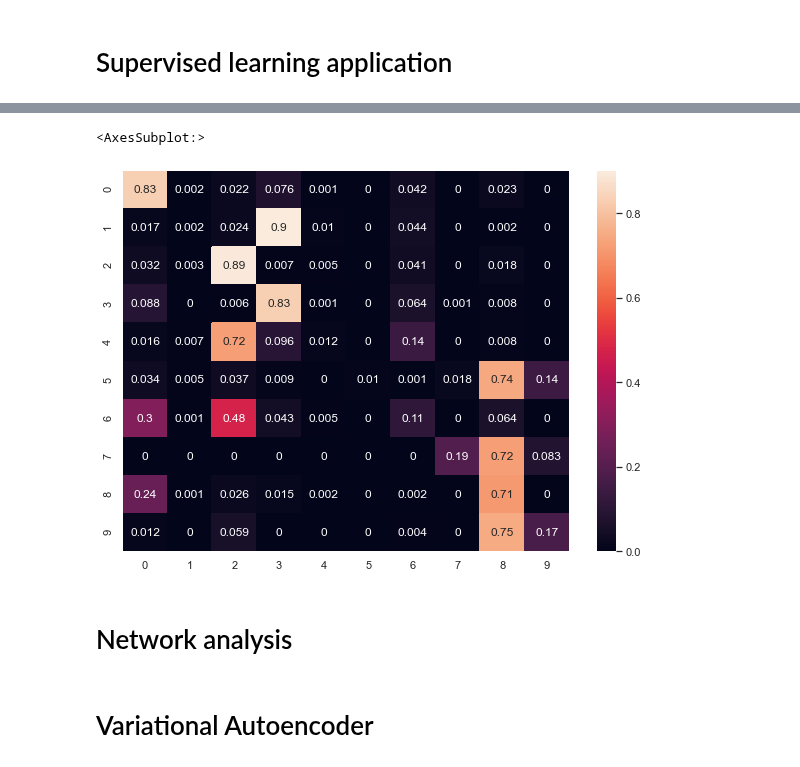
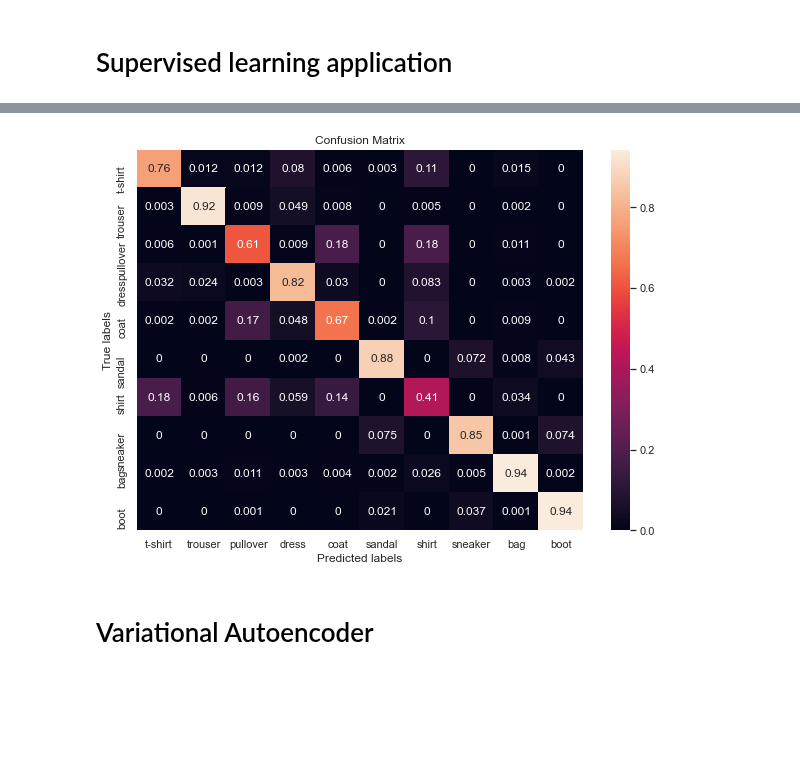
Before and after one commit to Confizolo/PoDProjects, a Jupyter notebook: NNDL/HW2/nndl_2021__homework_2.ipynb, the cells around one changed output, grey strips where cells are left out. Saved outputs shown, nothing was run; the diff lists cells and outputs as text; code cells hidden in the pictures; blank space fills up the shorter version.

```diff
--- a/NNDL/HW2/nndl_2021__homework_2.ipynb
+++ b/NNDL/HW2/nndl_2021__homework_2.ipynb
@@ -59,7 +67,8 @@ test_dataset.transform = transformations
 # %%
-n_cores = 8
+n_cores = torch.get_num_threads()
 ### Define train dataloader
-train_dataloader = DataLoader(train_dataset, batch_size=128, shuffle=True, num_workers=n_cores)
+train_dataloader = DataLoader(train_split_dataset, batch_size=128, shuffle=True, num_workers=n_cores)
+val_dataloader = DataLoader(val_dataset, batch_size=128, shuffle=False, num_workers=n_cores)
 ### Define test dataloader
 test_dataloader = DataLoader(test_dataset, batch_size=128, shuffle=False, num_workers=n_cores)
 # %% [markdown]
@@ -130,9 +220,10 @@ FileNotFoundError: [Errno 2] No such file or directory: 'study_den.pkl'
 # %%
 trainer = pl.Trainer(max_epochs=10)
 
-model = SupervisedCAE({"opt":"Adam","lr":1e-4,"reg":0,"encoded_space_dim":20,"in_channels":[20,50,40],"linear_size":130,"act_func":nn.ReLU, "out_linear_size":200},PATH="encoder_weights.pth")
+supervised_ae = SupervisedCAE({"opt":"Adam","lr":1e-4,"reg":0,"encoded_space_dim":20,"in_channels":[20,50,40],"linear_size":130,"act_func":nn.ReLU, "out_linear_size":200},PATH="params/encoder_weights.pth")
+supervised_ae.load_state_dict(torch.load("params/supervisedCAE_weights.pth"))
 
-trainer.fit(model,train_dataloader)
+# trainer.fit(supervised_ae,train_dataloader, val_dataloader)
 # %% [output]
 GPU available: False, used: False
 TPU available: False, using: 0 TPU cores
@@ -179,15 +234,25 @@ DATALOADER:0 TEST RESULTS
 # %%
-test_input_data = test_dataset.data.type(torch.float32).reshape([10000,1,28,28])
-test_label_data = test_dataset.targets.type(torch.int64).reshape(10000)
+y_pred = []
+y_true = []
+
+for inputs, labels in test_dataloader:
+        output = supervised_ae.forward(inputs) # Feed Network
+
+        output = (torch.max(torch.exp(output), 1)[1]).data.cpu().numpy()
+        y_pred.extend(output) # Save Prediction
+
+        labels = labels.data.cpu().numpy()
+        y_true.extend(labels) # Save Truth
-# %%
-y_pred = torch.argmax(torch.exp(model.forward(test_input_data)),dim=1)
 # %%
 # plotting the confusion matrix for the prediction
-fig = plt.figure(figsize = (10,7))
-c_matrix = confusion_matrix(test_label_data.detach().numpy(),y_pred)
+fig, ax = plt.subplots(figsize = (10,7))
+c_matrix = confusion_matrix(y_true,y_pred)
 sns.heatmap(c_matrix/c_matrix.astype(float).sum(axis=1) ,annot=True)
+
+ax.set_xlabel('Predicted labels'); ax.set_ylabel('True labels');
+ax.set_title('Confusion Matrix');
+ax.xaxis.set_ticklabels(label_names); ax.yaxis.set_ticklabels(label_names);
+
+plt.savefig("figures/conf_matrix.pdf")
 # %% [output]
-<AxesSubplot:>
-[figure, old version]
+[figure, new version]
-# %% [markdown]
-# Network analysis
```
Also changed, not shown: parts of 52 cells of this notebook, 8 other files.
